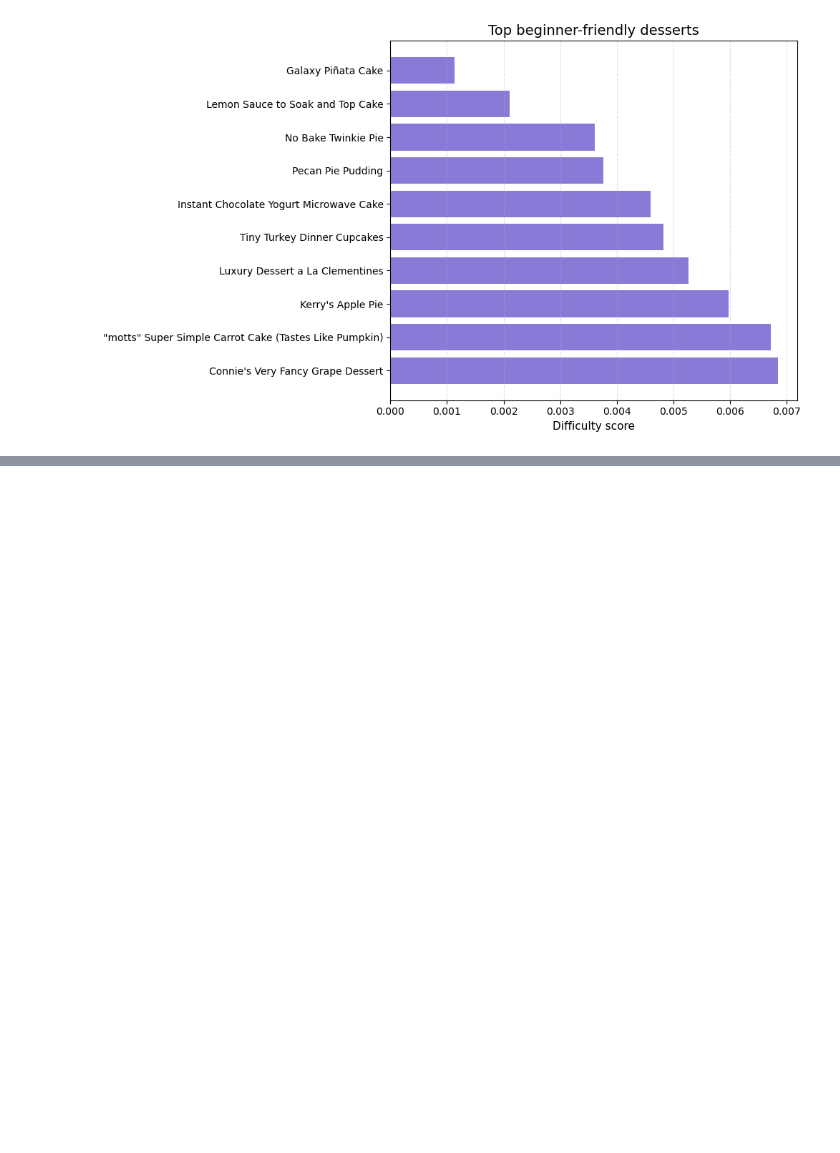
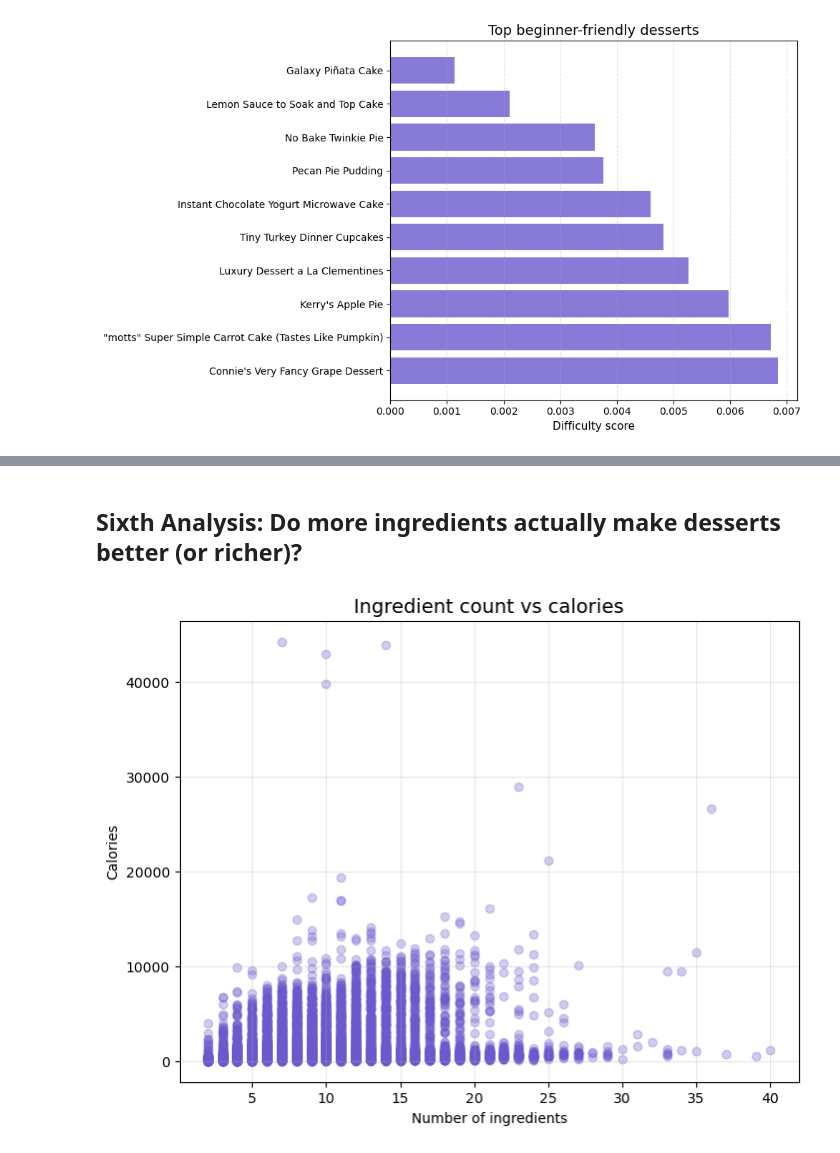
Before and after one commit to ggerymmm/DessertsAnalysis, a Jupyter notebook: Starting.ipynb, the cells around one changed output, grey strips where cells are left out. Saved outputs shown, nothing was run; the diff lists cells and outputs as text; code cells hidden in the pictures; blank space fills up the shorter version.

```diff
--- a/Starting.ipynb
+++ b/Starting.ipynb
@@ -325,0 +375,20 @@ plt.show()
+# %% [markdown]
+## Sixth Analysis: Do more ingredients actually make desserts better (or richer)?
+# %%
+plt.figure(figsize=(8,6))
+
+plt.scatter(
+    df_clean["ingredient_count"],
+    df_clean["calories"],
+    alpha=0.3,
+    color="#6a5acd"
+)
+
+plt.title("Ingredient count vs calories", fontsize=14)
+plt.xlabel("Number of ingredients")
+plt.ylabel("Calories")
+
+plt.grid(alpha=0.3)
+plt.show()
+# %% [output]
+[figure, added]
```
Also changed, not shown: parts of 3 cells of this notebook.
